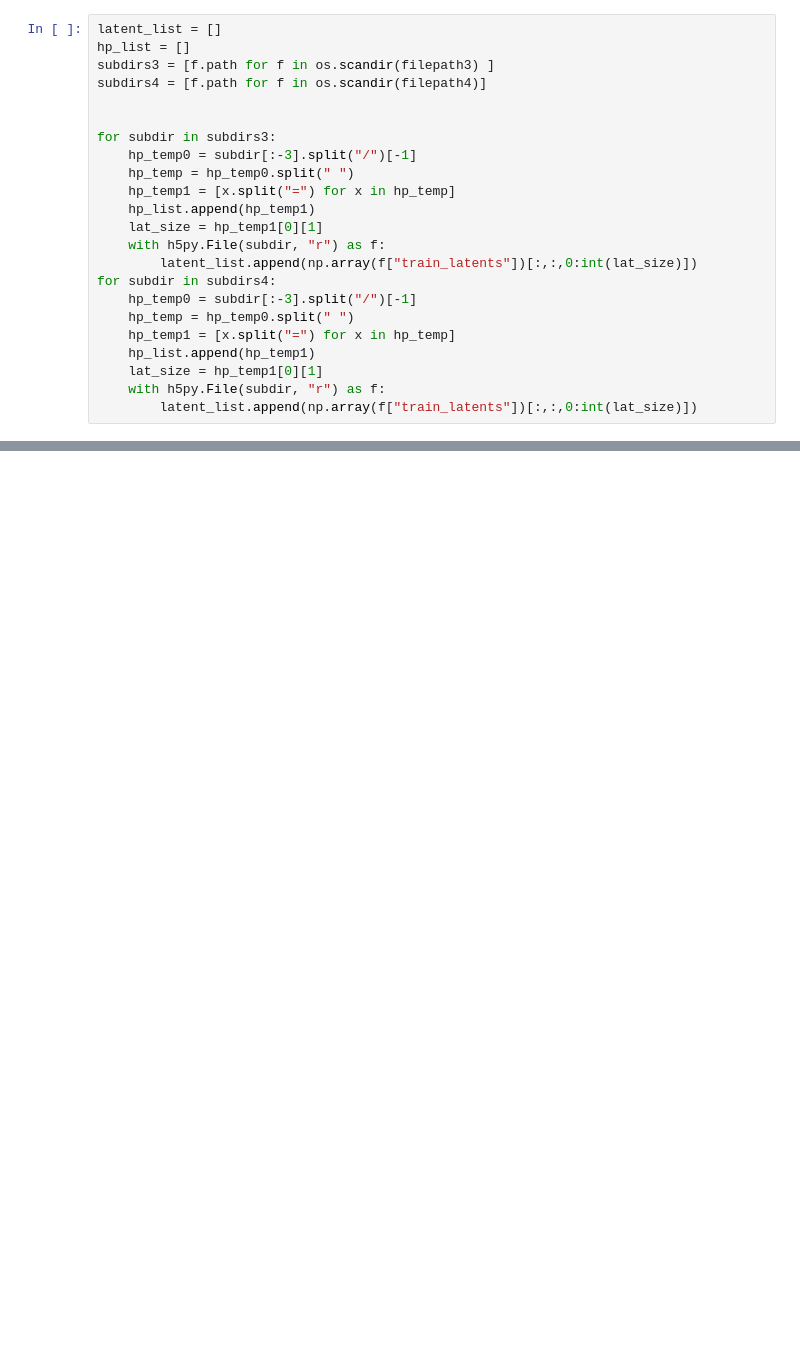
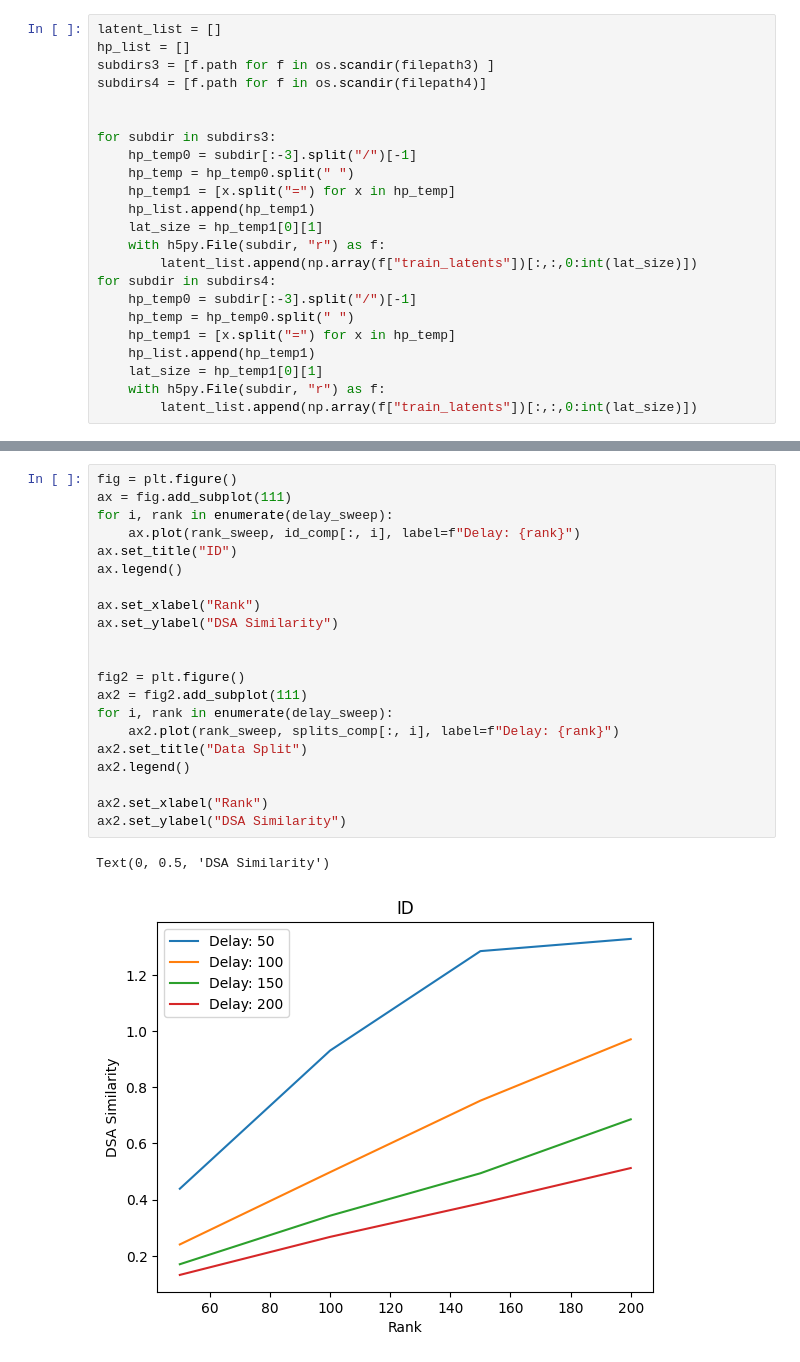
Before and after one commit to snel-repo/ComputationThruDynamicsBenchmark, a Jupyter notebook: examples/dev/DSA/h5LoadingTest.ipynb, the cells around one changed output, grey strips where cells are left out. Drawn from its saved outputs; the diff is of its cells as text; blank space fills up the shorter version.

```diff
--- a/examples/dev/DSA/h5LoadingTest.ipynb
+++ b/examples/dev/DSA/h5LoadingTest.ipynb
@@ -125,0 +165,24 @@ plt.setp(
+# %%
+fig = plt.figure()
+ax = fig.add_subplot(111)
+for i, rank in enumerate(delay_sweep):
+    ax.plot(rank_sweep, id_comp[:, i], label=f"Delay: {rank}")
+ax.set_title("ID")
+ax.legend()
+
+ax.set_xlabel("Rank")
+ax.set_ylabel("DSA Similarity")
+
+
+fig2 = plt.figure()
+ax2 = fig2.add_subplot(111)
+for i, rank in enumerate(delay_sweep):
+    ax2.plot(rank_sweep, splits_comp[:, i], label=f"Delay: {rank}")
+ax2.set_title("Data Split")
+ax2.legend()
+
+ax2.set_xlabel("Rank")
+ax2.set_ylabel("DSA Similarity")
+# %% [output]
+Text(0, 0.5, 'DSA Similarity')
+[figure, added]
```
Also changed, not shown: parts of 6 cells of this notebook, 11 other files.
